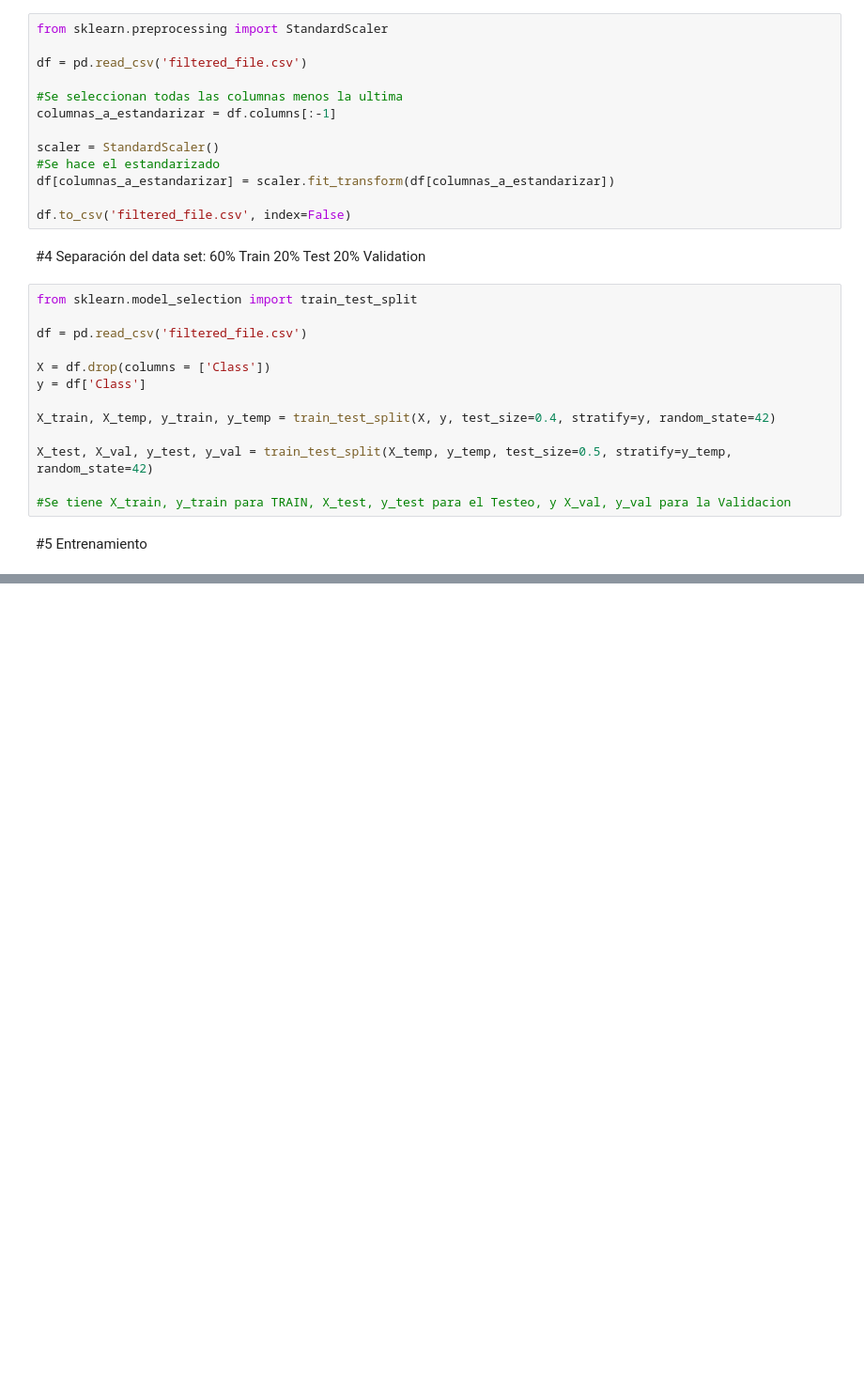
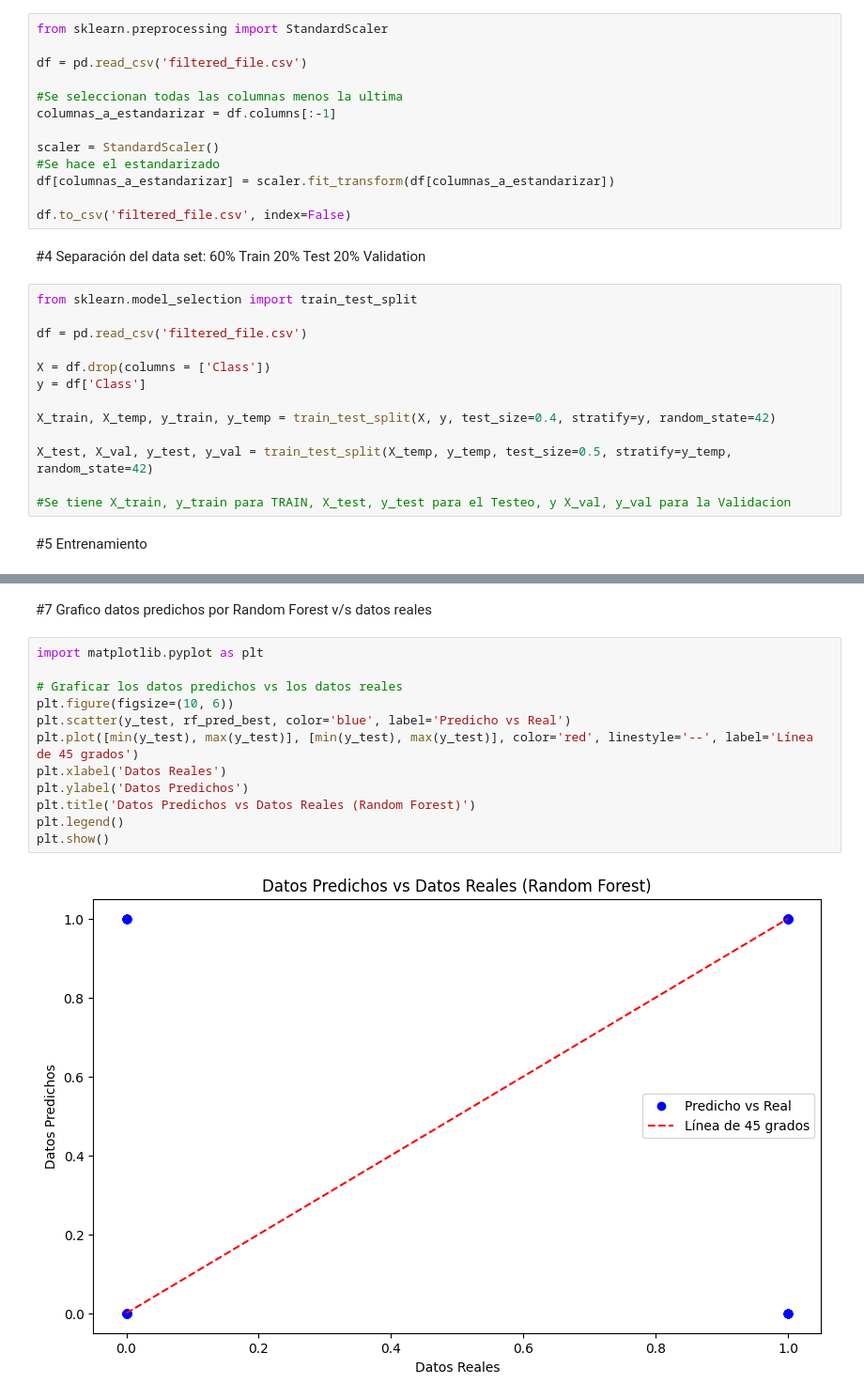
Before and after one commit to dmoyan0/Intro-Ciencia-de-datos, a Jupyter notebook: clasificacion.ipynb, the cells around one changed output, grey strips where cells are left out. Shown at 94% size. Saved outputs shown, nothing was run; the diff lists cells and outputs as text; blank space fills up the shorter version.

```diff
--- a/clasificacion.ipynb
+++ b/clasificacion.ipynb
@@ -135,0 +236,16 @@ Regresión Logística: 0.5231788079470199
+# %% [markdown]
+#7 Grafico datos predichos por Random Forest v/s datos reales
+# %%
+import matplotlib.pyplot as plt
+
+# Graficar los datos predichos vs los datos reales
+plt.figure(figsize=(10, 6))
+plt.scatter(y_test, rf_pred_best, color='blue', label='Predicho vs Real')
+plt.plot([min(y_test), max(y_test)], [min(y_test), max(y_test)], color='red', linestyle='--', label='Línea de 45 grados')
+plt.xlabel('Datos Reales')
+plt.ylabel('Datos Predichos')
+plt.title('Datos Predichos vs Datos Reales (Random Forest)')
+plt.legend()
+plt.show()
+# %% [output]
+[figure, added]
```
Also changed, not shown: parts of 5 cells of this notebook, 1 other file.
